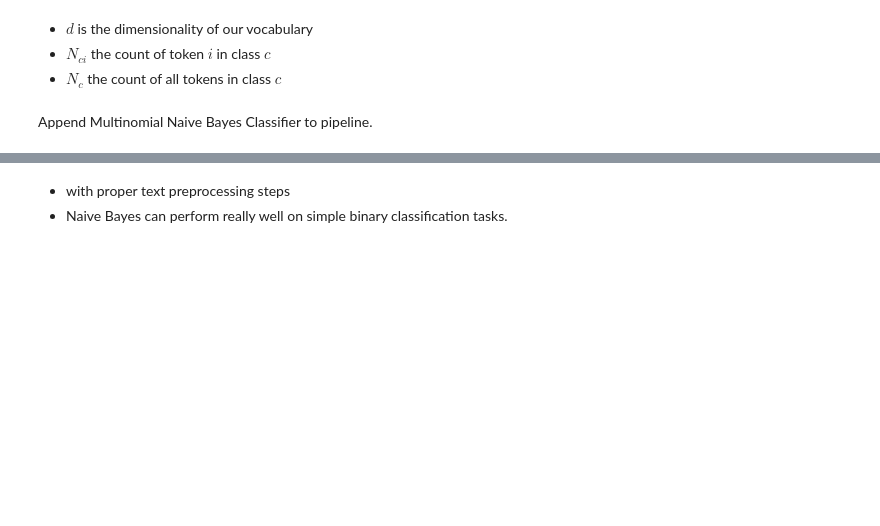
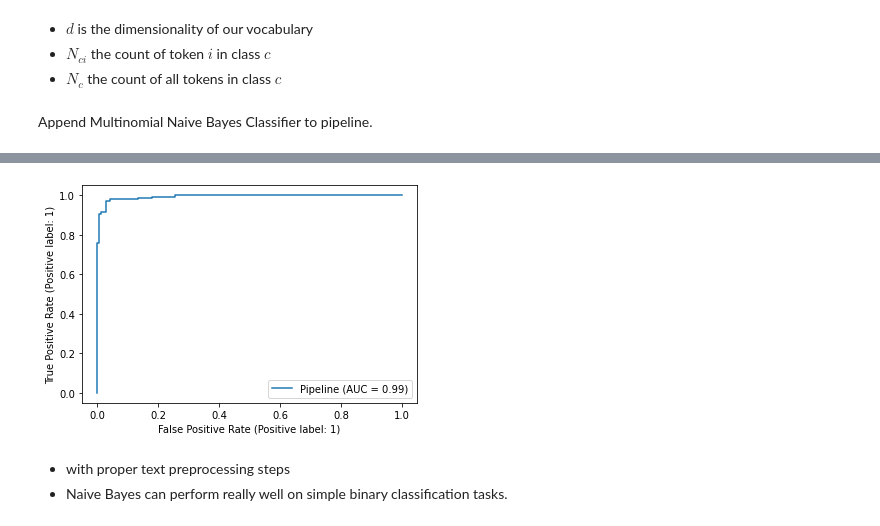
Before and after one commit to musairshad/DS-NTL-010824, a Jupyter notebook: Phase_4/Phase4_Topic6_Natural_Language_Processing/3_Modeling/NLP Classification.ipynb, the cells around one changed output, grey strips where cells are left out. Drawn from its saved outputs; the diff is of its cells as text; code cells hidden in the pictures; blank space fills up the shorter version.

```diff
--- a/Phase_4/Phase4_Topic6_Natural_Language_Processing/3_Modeling/NLP Classification.ipynb
+++ b/Phase_4/Phase4_Topic6_Natural_Language_Processing/3_Modeling/NLP Classification.ipynb
@@ -303,5 +406,9 @@ roc_auc_score(y_test, y_pred)
 # %%
 #plot_roc_curve(mod_pipe, transformed_test, y_test)
-RocCurveDisplay.from_estimator(mod_pipe, transformed_test, y_test);
+#RocCurveDisplay.from_estimator
+from sklearn.metrics import plot_roc_curve
+plot_roc_curve(mod_pipe, transformed_test, y_test);
+# %% [output]
+[figure, added]
 # %%
 #plot_confusion_matrix(mod_pipe, transformed_test, y_test);
```
Also changed, not shown: parts of 26 cells of this notebook, 1 other file.
